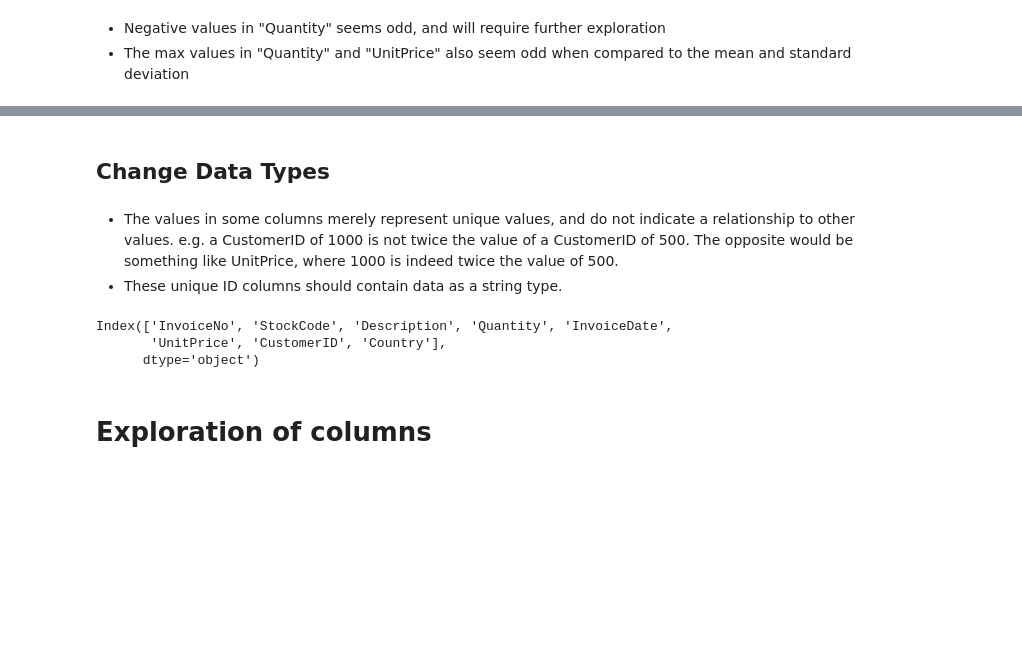
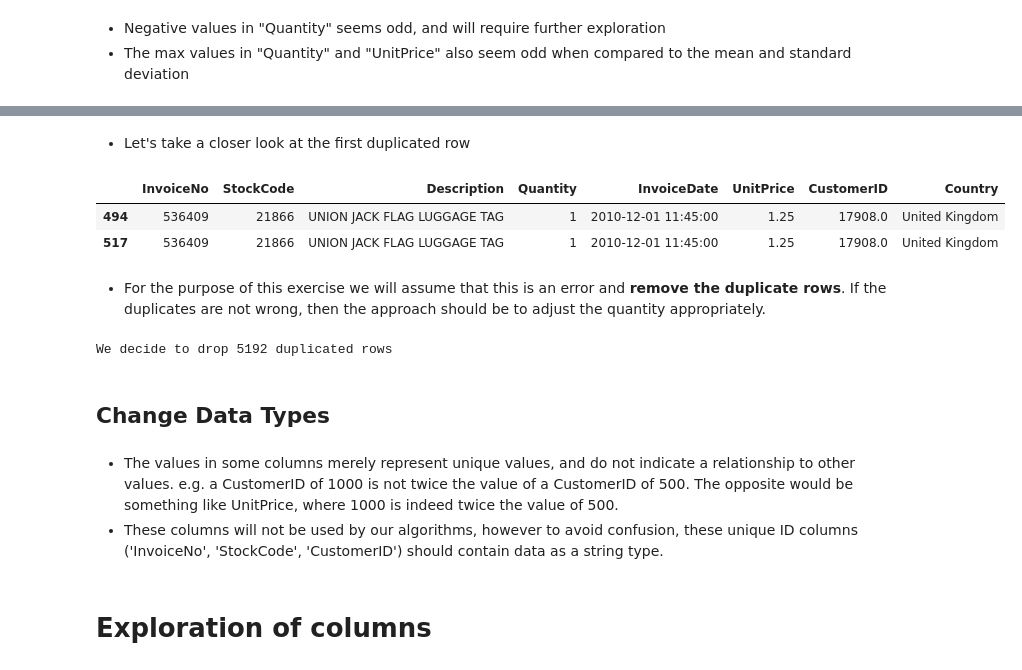
Before and after one commit to AdamBlomfield/customer_segmentation_via_cluster_analysis, a Jupyter notebook: notebooks/02_Data_Exploration.ipynb, the cells around one changed output, grey strips where cells are left out. Saved outputs shown, nothing was run; the diff lists cells and outputs as text; code cells hidden in the pictures; blank space fills up the shorter version.

```diff
--- a/notebooks/02_Data_Exploration.ipynb
+++ b/notebooks/02_Data_Exploration.ipynb
@@ -138,14 +182,30 @@ Dropped 135080 rows with no value in "CustomerID"
+# %% [markdown]
+* Let's take a closer look at the first duplicated row
+# %%
+# Invoiceno of 1st duplicated row
+example_invoiceno = df[df.duplicated()].iloc[0,:]['InvoiceNo']
+
+# Description of 1st duplicated row
+example_description = df[df.duplicated()].iloc[0,:]['Description']
+
+# Show the duplicates in this invoice
+df[(df['InvoiceNo']==example_invoiceno) & (df['Description']==example_description)]
+# %% [output]
+|  | InvoiceNo | StockCode | Description | Quantity | InvoiceDate | UnitPrice | CustomerID | Country |
+| 494 | 536409 | 21866 | UNION JACK FLAG LUGGAGE TAG | 1 | 2010-12-01 11:45:00 | 1.25 | 17908.0 | United Kingdom |
+| 517 | 536409 | 21866 | UNION JACK FLAG LUGGAGE TAG | 1 | 2010-12-01 11:45:00 | 1.25 | 17908.0 | United Kingdom |
+# %% [markdown]
+* For the purpose of this exercise we will assume that this is an error and **remove the duplicate rows**.  If the duplicates are not wrong, then the approach should be to adjust the quantity appropriately.
+# %%
+print('We decide to drop {} duplicated rows'.format(df.duplicated().sum()))
+df.drop_duplicates(inplace = True)
+# %% [output]
+We decide to drop 5192 duplicated rows
 # %% [markdown]
 ## Change Data Types
 # %% [markdown]
 * The values in some columns merely represent unique values, and do not indicate a relationship to other values.  e.g. a CustomerID of 1000 is not twice the value of a CustomerID of 500.  The opposite would be something like UnitPrice, where 1000 is indeed twice the value of 500.
-* These unique ID columns should contain data as a string type.
+* These columns will not be used by our algorithms, however to avoid confusion, these unique ID columns ('InvoiceNo', 'StockCode', 'CustomerID') should contain data as a string type.
-# %%
-df.columns
-# %% [output]
-Index(['InvoiceNo', 'StockCode', 'Description', 'Quantity', 'InvoiceDate',
-       'UnitPrice', 'CustomerID', 'Country'],
-      dtype='object')
 # %%
 # "InvoiceNo"
 df['InvoiceNo'] = df['InvoiceNo'].astype(str)
```
Also changed, not shown: parts of 29 cells of this notebook, 5 other files.
